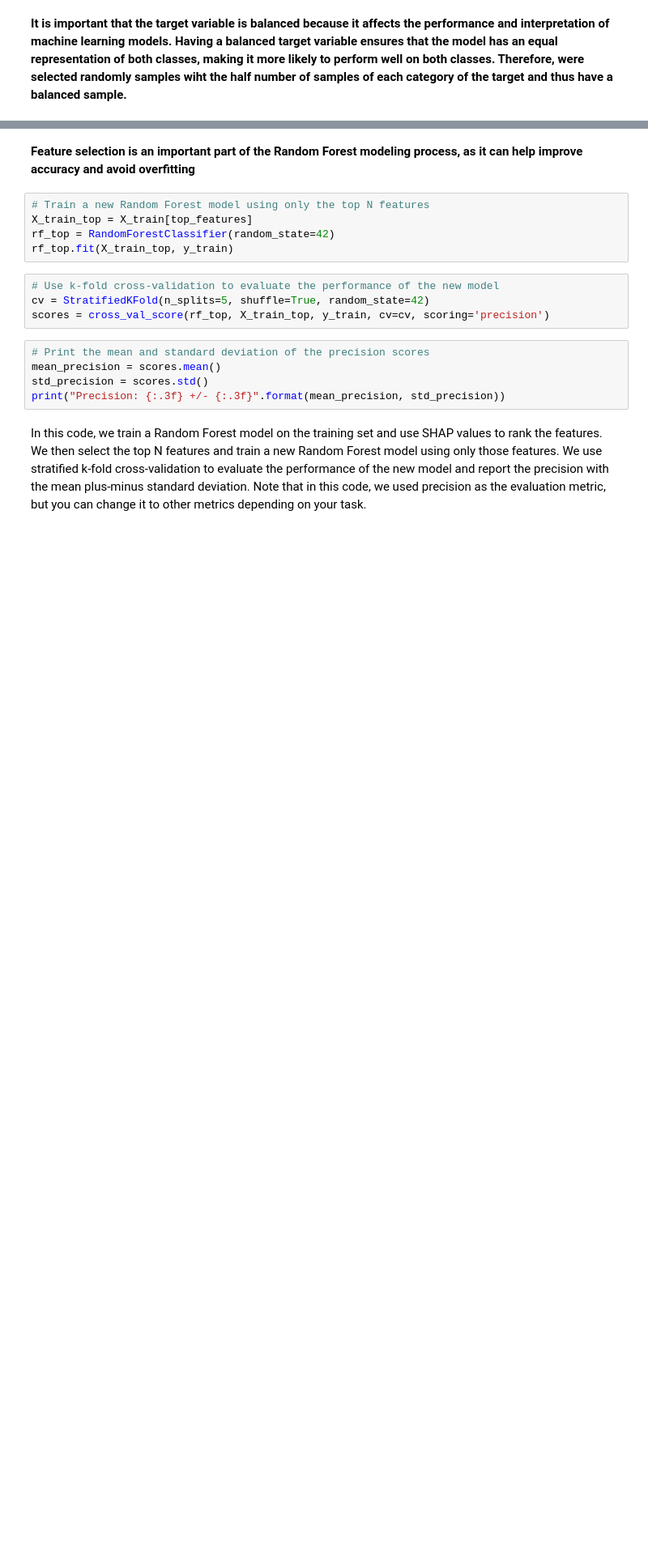
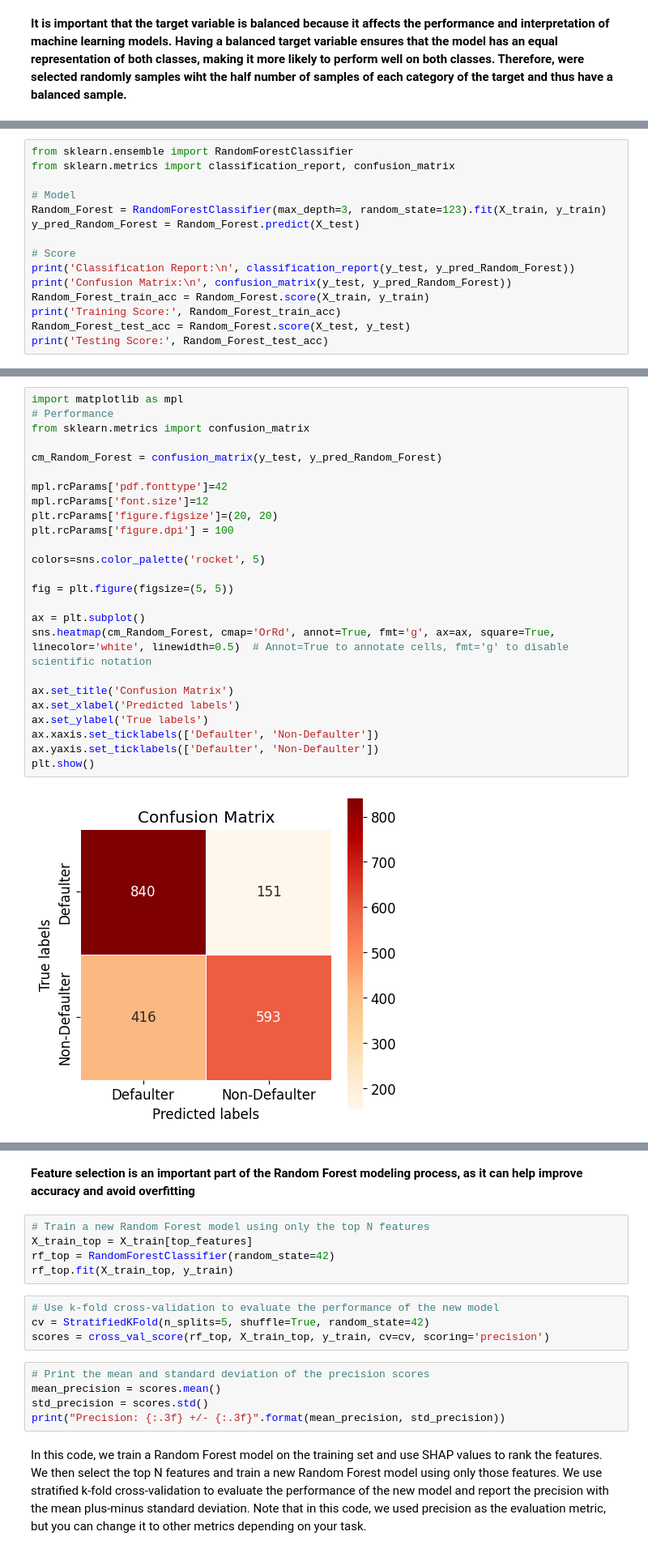
Before and after one commit to pagrkonecta/Konecta_Test, a Jupyter notebook: Konecta_Test_PAGR.ipynb, the cells around one changed output, grey strips where cells are left out. Shown at 81% size. Drawn from its saved outputs; the diff is of its cells as text; blank space fills up the shorter version.

```diff
--- a/Konecta_Test_PAGR.ipynb
+++ b/Konecta_Test_PAGR.ipynb
@@ -524,0 +544,15 @@ Use k-fold cross-validation to evaluate the performance of the new model.
+# %%
+from sklearn.ensemble import RandomForestClassifier
+from sklearn.metrics import classification_report, confusion_matrix
+
+# Model
+Random_Forest = RandomForestClassifier(max_depth=3, random_state=123).fit(X_train, y_train)
+y_pred_Random_Forest = Random_Forest.predict(X_test)
+
+# Score
+print('Classification Report:\n', classification_report(y_test, y_pred_Random_Forest))
+print('Confusion Matrix:\n', confusion_matrix(y_test, y_pred_Random_Forest))
+Random_Forest_train_acc = Random_Forest.score(X_train, y_train)
+print('Training Score:', Random_Forest_train_acc)
+Random_Forest_test_acc = Random_Forest.score(X_test, y_test)
+print('Testing Score:', Random_Forest_test_acc)
@@ -524,0 +577,27 @@ Use k-fold cross-validation to evaluate the performance of the new model.
+# %%
+import matplotlib as mpl
+# Performance
+from sklearn.metrics import confusion_matrix
+
+cm_Random_Forest = confusion_matrix(y_test, y_pred_Random_Forest)
+
+mpl.rcParams['pdf.fonttype']=42
+mpl.rcParams['font.size']=12
+plt.rcParams['figure.figsize']=(20, 20)
+plt.rcParams['figure.dpi'] = 100
+
+colors=sns.color_palette('rocket', 5)
+
+fig = plt.figure(figsize=(5, 5))
+
+ax = plt.subplot()
+sns.heatmap(cm_Random_Forest, cmap='OrRd', annot=True, fmt='g', ax=ax, square=True, linecolor='white', linewidth=0.5)  # Annot=True to annotate cells, fmt='g' to disable scientific notation
+
+ax.set_title('Confusion Matrix')
+ax.set_xlabel('Predicted labels')
+ax.set_ylabel('True labels')
+ax.xaxis.set_ticklabels(['Defaulter', 'Non-Defaulter'])
+ax.yaxis.set_ticklabels(['Defaulter', 'Non-Defaulter'])
+plt.show()
+# %% [output]
+[figure, added]
```
Also changed, not shown: parts of 27 cells of this notebook.
